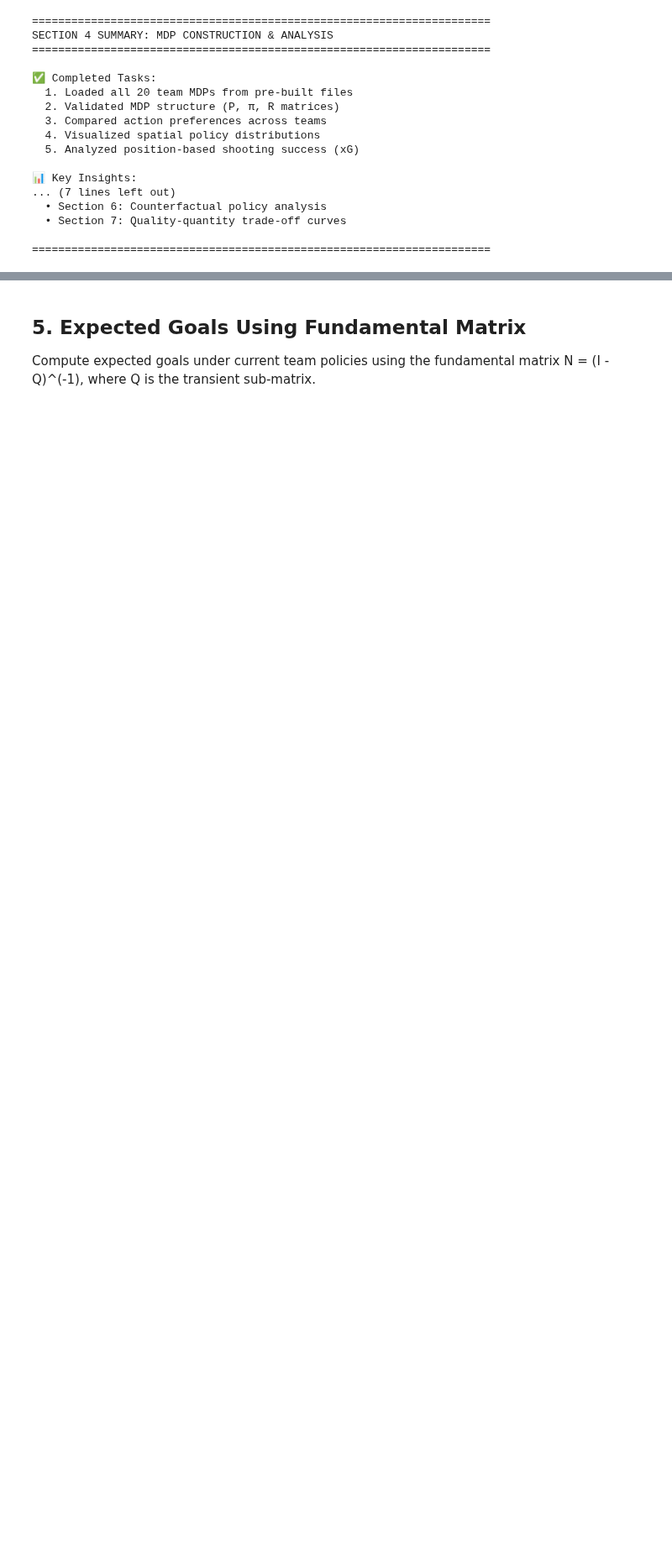
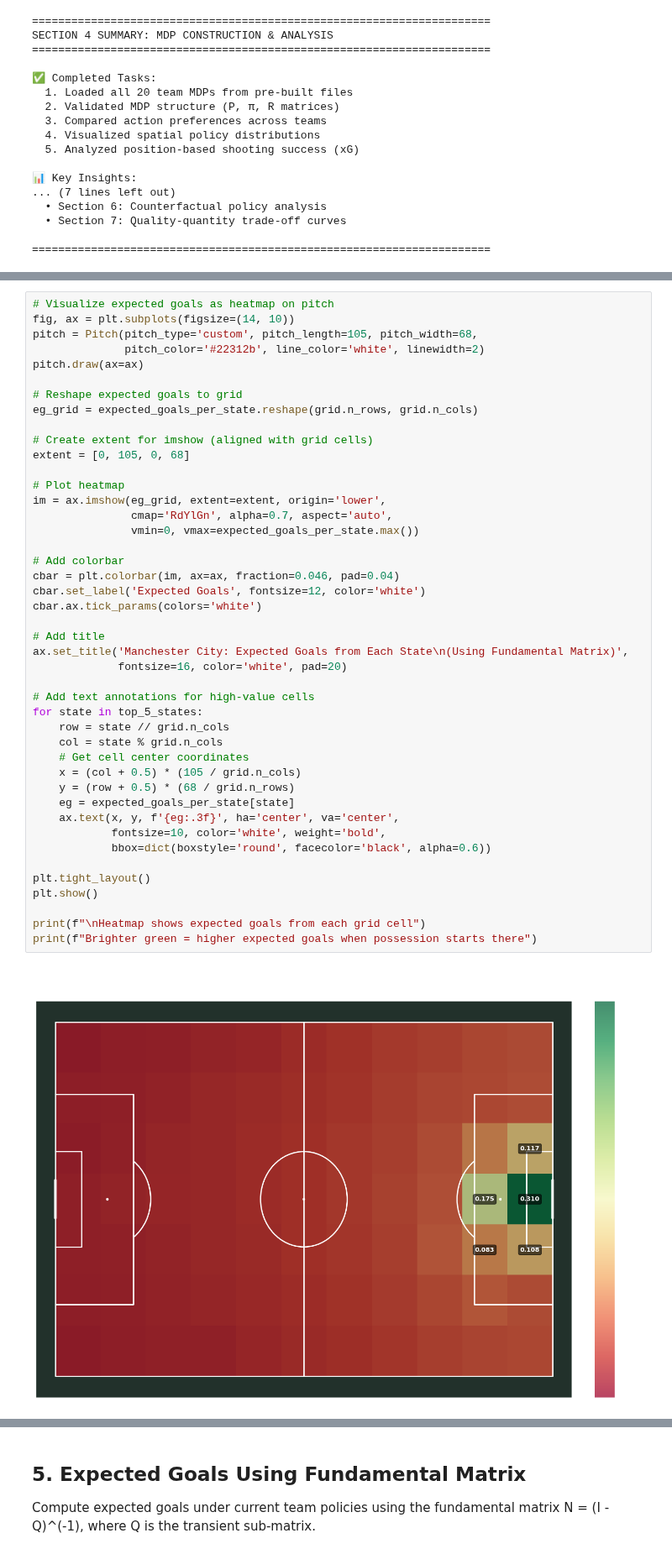
Before and after one commit to MartimRego/pass-decisions, a Jupyter notebook: Project/pass_decision_analysis.ipynb, the cells around one changed output, grey strips where cells are left out. Shown at 84% size. Drawn from its saved outputs; the diff is of its cells as text; blank space fills up the shorter version.

Commit message:
First implemnetation of expected goals from fundamental matrix

```diff
--- a/Project/pass_decision_analysis.ipynb
+++ b/Project/pass_decision_analysis.ipynb
@@ -1852,0 +1983,46 @@ SECTION 4 SUMMARY: MDP CONSTRUCTION & ANALYSIS
+# %%
+# Visualize expected goals as heatmap on pitch
+fig, ax = plt.subplots(figsize=(14, 10))
+pitch = Pitch(pitch_type='custom', pitch_length=105, pitch_width=68,
+              pitch_color='#22312b', line_color='white', linewidth=2)
+pitch.draw(ax=ax)
+
+# Reshape expected goals to grid
+eg_grid = expected_goals_per_state.reshape(grid.n_rows, grid.n_cols)
+
+# Create extent for imshow (aligned with grid cells)
+extent = [0, 105, 0, 68]
+
+# Plot heatmap
+im = ax.imshow(eg_grid, extent=extent, origin='lower',
+               cmap='RdYlGn', alpha=0.7, aspect='auto',
+               vmin=0, vmax=expected_goals_per_state.max())
+
+# Add colorbar
+cbar = plt.colorbar(im, ax=ax, fraction=0.046, pad=0.04)
+cbar.set_label('Expected Goals', fontsize=12, color='white')
+cbar.ax.tick_params(colors='white')
+
+# Add title
+ax.set_title('Manchester City: Expected Goals from Each State\n(Using Fundamental Matrix)',
+             fontsize=16, color='white', pad=20)
+
+# Add text annotations for high-value cells
+for state in top_5_states:
+    row = state // grid.n_cols
+    col = state % grid.n_cols
+    # Get cell center coordinates
+    x = (col + 0.5) * (105 / grid.n_cols)
+    y = (row + 0.5) * (68 / grid.n_rows)
+    eg = expected_goals_per_state[state]
+    ax.text(x, y, f'{eg:.3f}', ha='center', va='center',
+            fontsize=10, color='white', weight='bold',
+            bbox=dict(boxstyle='round', facecolor='black', alpha=0.6))
+
+plt.tight_layout()
+plt.show()
+
+print(f"\nHeatmap shows expected goals from each grid cell")
+print(f"Brighter green = higher expected goals when possession starts there")
+# %% [output]
+[figure, added]
```
Also changed, not shown: parts of 17 cells of this notebook, 1 other file.
